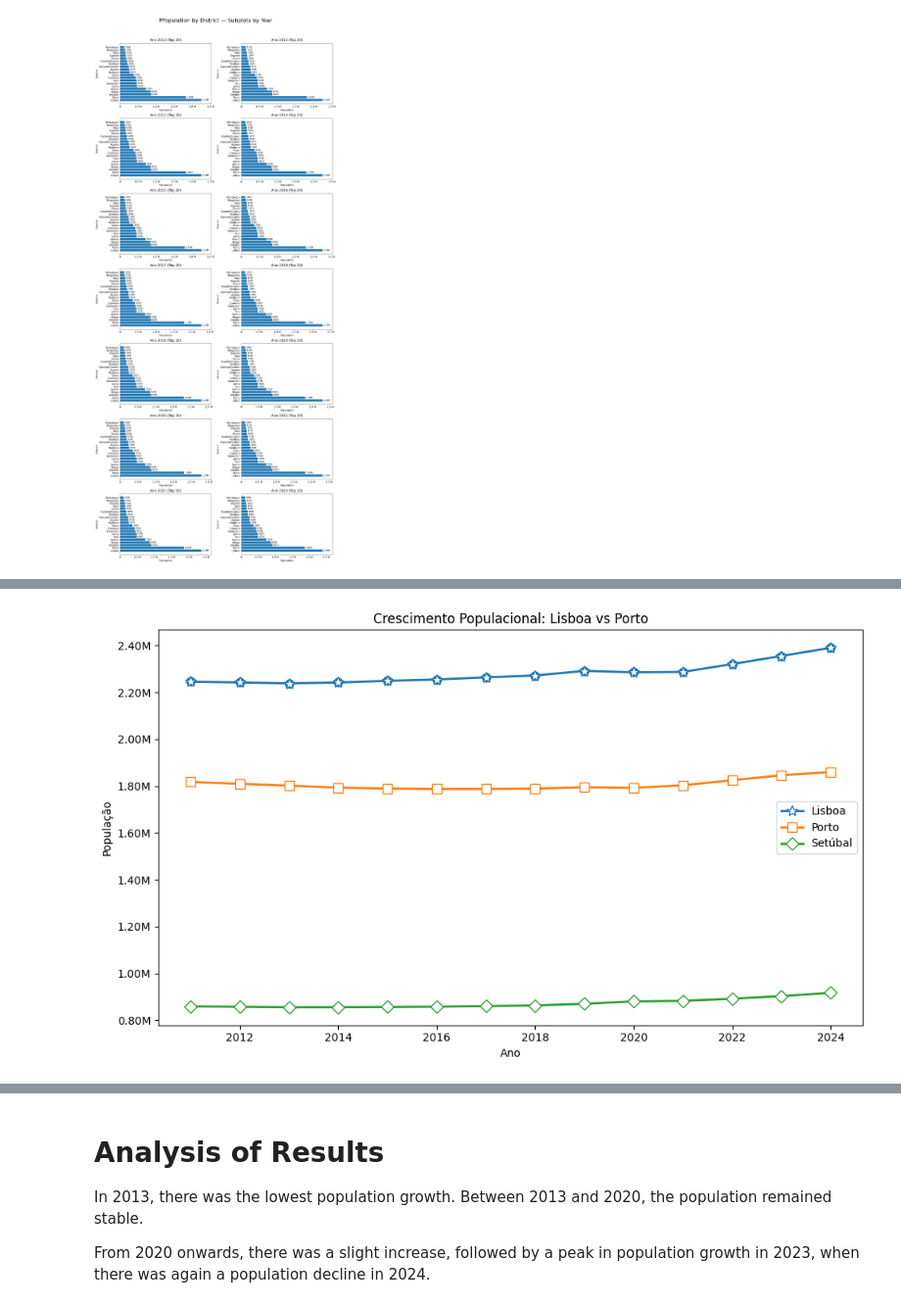
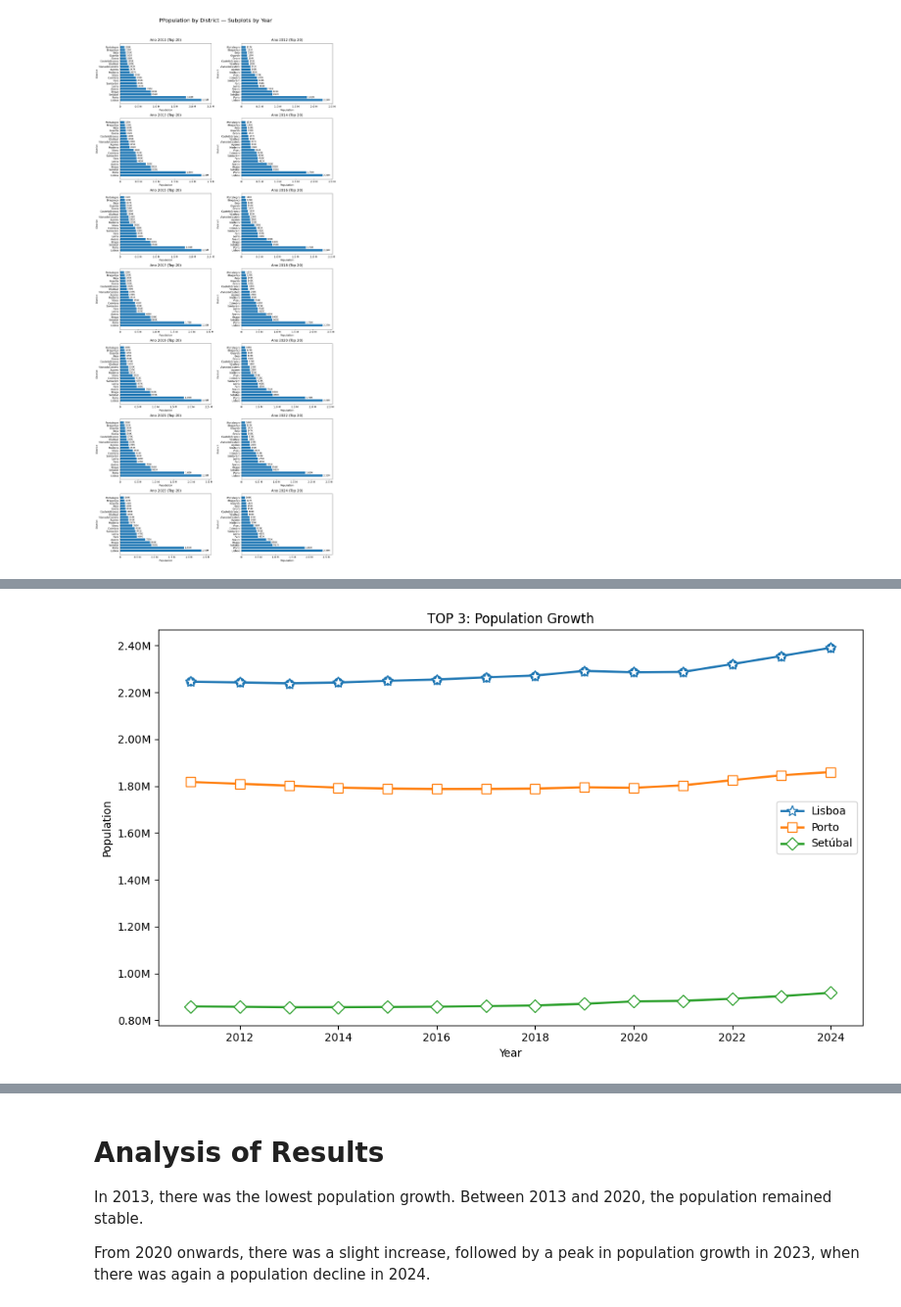
Before and after one commit to rosasampaio/simple_data_visualization_python, a Jupyter notebook: final_test_01_exe_4.ipynb, the cells around one changed output, grey strips where cells are left out. Shown at 98% size. Drawn from its saved outputs; the diff is of its cells as text; code cells hidden in the pictures.

```diff
--- a/final_test_01_exe_4.ipynb
+++ b/final_test_01_exe_4.ipynb
@@ -322,40 +320,39 @@ df_porto = df_copy[df_copy['Distrito'] == 'Porto'].sort_values('Ano')
 
 df_setubal = df_copy[df_copy['Distrito'] == 'Setúbal'].sort_values('Ano')
 # %%
-# TOP 3: CRESCIMENTO POPULACIONAL # Porto: crescimento populacional
-
+# TOP 3: POPULATION GROWTH # Porto: population growth
 import matplotlib.ticker as mtick
 
 plt.figure(figsize=(10,6))
 
-# Lisboa: crecimento populacional
+# Lisbon: population growth
 plt.plot(df_lisboa['Ano'], df_lisboa['Populacao'], linewidth=2,  label=df_lisboa['Distrito'].unique()[0],  marker='*', markersize=10 ,   markerfacecolor='white'  )
 plt.scatter(df_lisboa['Ano'], df_lisboa['Populacao'], s=60)
 
-#Porto: crecimento populacional
+# Porto:  population growth
 plt.plot(df_porto['Ano'], df_porto['Populacao'], linewidth=2, label=df_porto['Distrito'].unique()[0],  marker='s', markersize=8 ,   markerfacecolor='white'  )
 plt.scatter(df_porto['Ano'], df_porto['Populacao'], s=60)
 
-# Setúbal: crescimento populacional
+# Setúbal:  population growth
 plt.plot(df_setubal['Ano'], df_setubal['Populacao'], linewidth=2, label=df_setubal['Distrito'].iloc[0],  marker='D', markersize=8 ,   markerfacecolor='white'  )
 plt.scatter(df_setubal['Ano'], df_setubal['Populacao'], s=60)
 
 
-plt.title('TOP 3: Crescimento Populacional')
-plt.xlabel('Ano')
-plt.ylabel('População')
+plt.title('TOP 3: Population Growth')
+plt.xlabel('Year')
+plt.ylabel('Population')
 plt.legend()
 
 def millions(x, pos):
     return f'{x/1_000_000:.2f}M'
 
 plt.gca().yaxis.set_major_formatter(mtick.FuncFormatter(millions))
 
 plt.tight_layout()
 
 plt.show()
 # %% [output]
-[figure, old version]
+[figure, new version]
 # %%
 import matplotlib.ticker as mtick
 
```
Also changed, not shown: parts of 13 cells of this notebook, 1 other file.
